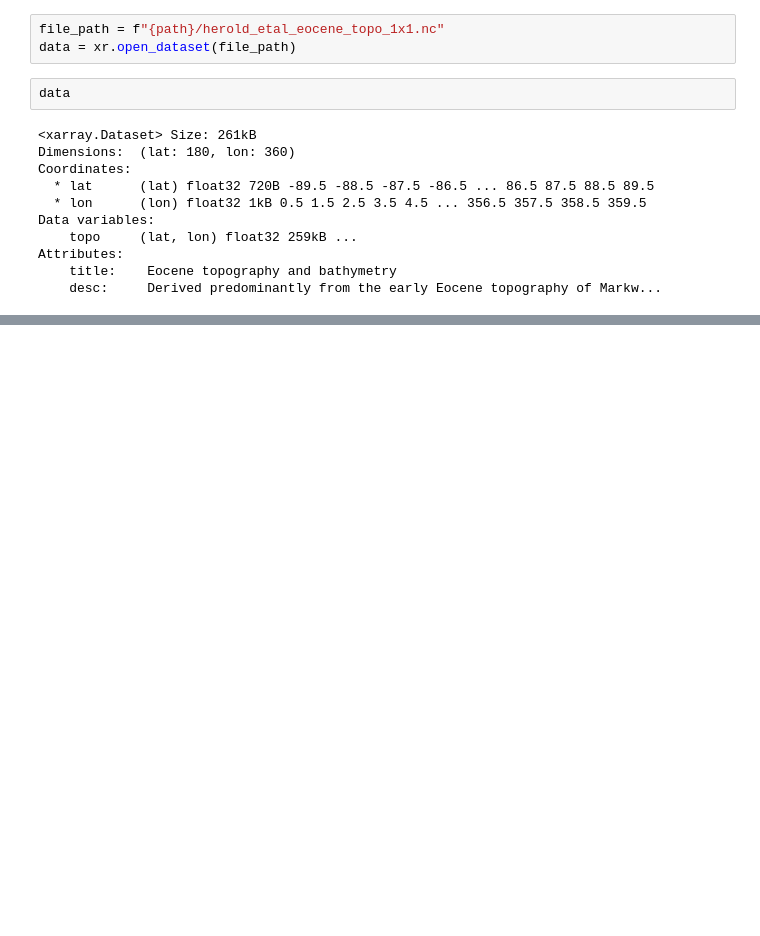
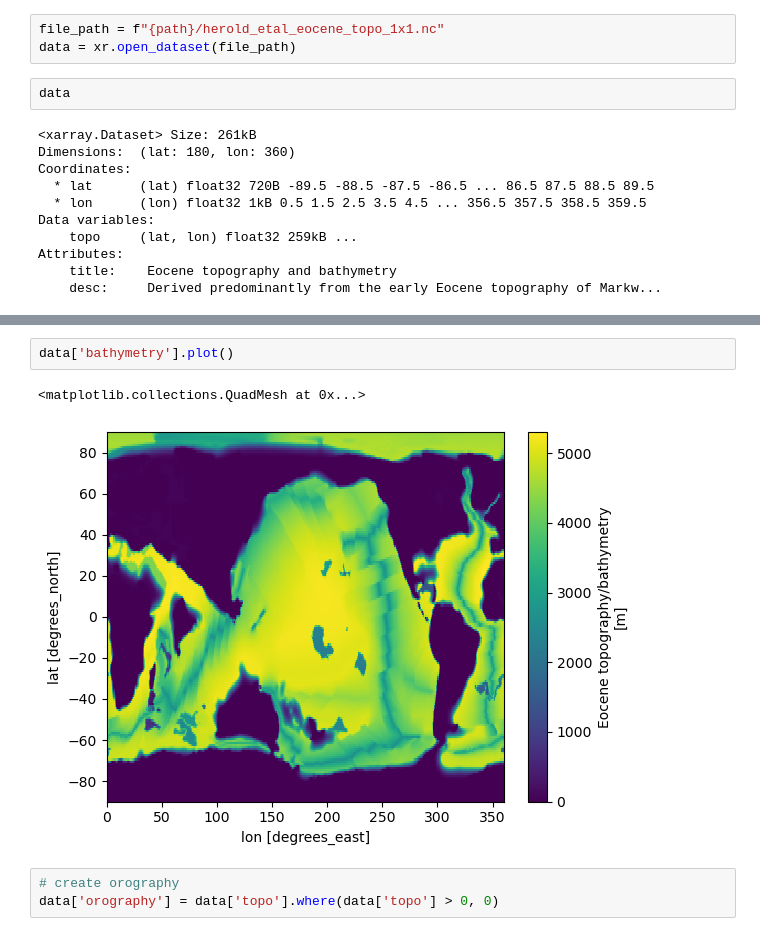
Before and after one commit to asozza/ecearth-quests, a Jupyter notebook: epochal/DeepMIP/test.ipynb, the cells around one changed output, grey strips where cells are left out. Cells and saved outputs as stored; diff of their text form; blank space fills up the shorter version.

```diff
--- a/epochal/DeepMIP/test.ipynb
+++ b/epochal/DeepMIP/test.ipynb
@@ -21,0 +48,8 @@ Attributes:
+# %%
+data['bathymetry'].plot()
+# %% [output]
+<matplotlib.collections.QuadMesh at 0x...>
+[figure, added]
+# %%
+# create orography
+data['orography'] = data['topo'].where(data['topo'] > 0, 0)
```
Also changed, not shown: parts of 9 cells of this notebook, 2 other files.
